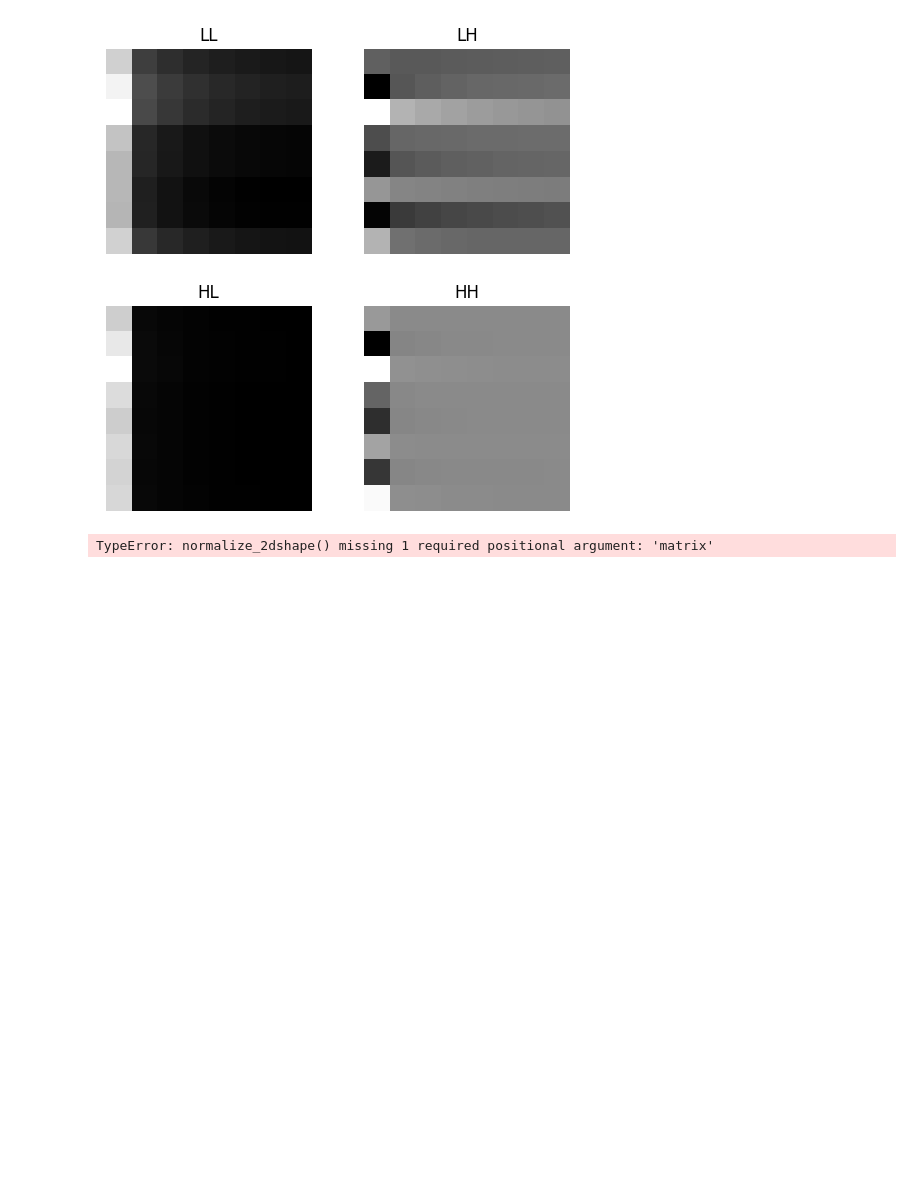
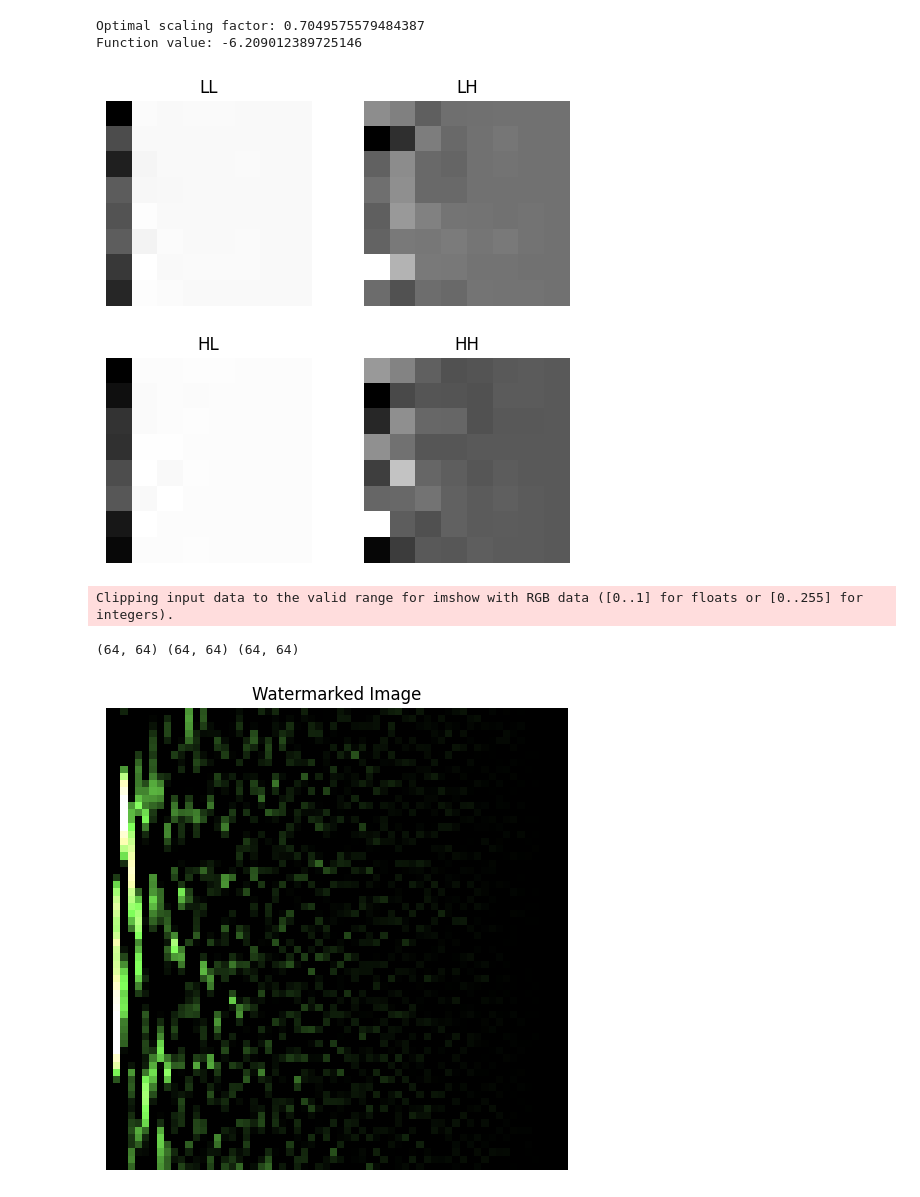
Before and after one commit to Anurag607/DE_Watermarking, a Jupyter notebook: main.ipynb, the cells around one changed output. Saved outputs shown, nothing was run; the diff lists cells and outputs as text; code cells hidden in the pictures; blank space fills up the shorter version.

Commit message:
feat: fixed DE and images

```diff
--- a/main.ipynb
+++ b/main.ipynb
@@ -97,5 +92,8 @@ def show_image(images, labels, axes):
 # %%
 # STEP 1 : LOAD HOST AND WATERMARK IMAGES
 
-host_image = cv2.imread('./assets/host_image.png')
+host_image = cv2.imread('./assets/lenna.png')
 watermark_image = cv2.imread('./assets/watermark_image.png')
+
+print(host_image.shape)
+print(watermark_image.shape)
@@ -163,9 +180,7 @@ show_image([arnold_transformed_image], ["Watermark Image after Arnold Transform"
 # %%
 # APPLYING RGB TO YIQ CONVERSION AND THEN 1 LEVEL DWT ON THE SCRAMBLED WATERMARK IMAGE OBTAINED FROM ARNOLD TRANSFORMATION
 
-arnold_y = rgb_to_yiq(arnold_transformed_image / 255.0)
-
-coeffs_W = pywt.wavedec2(arnold_transformed_image[:, :, 0] if 1 else arnold_y[:, :, 0], 'haar', level=1)
+coeffs_W = pywt.wavedec2(arnold_transformed_image[:, :, 0], 'haar', level=3)
 cA_W, (cH_W, cV_W, cD_W) = coeffs_W = coeffs_W[0], coeffs_W[1]
 
 res_w = [cA_W, cH_W, cV_W, cD_W]
@@ -189,58 +204,58 @@ show_image([Uw, VtW], [f'(Watermark Image) U', f'(Watermark Image) Vt'], [1,2])
 # %%
 # USING DIFFERENTIAL EVOLUTION TO OBTAIN AN OPTIMIZED SCALING FACTOR
 
-# optimal_scale = 0.1
-# def objective_func(scale_factor, original_image, watermark_image):
-#     original_image = normalize_2dshape(original_image, watermark_image)
-#     watermarked_image = original_image + scale_factor * watermark_image
+def objective_func(scale_factor, original_image, watermark_image):
+    watermarked_image = original_image + scale_factor * watermark_image
 
-#     norm_corr = normalized_correlation(original_image, watermarked_image)
+    norm_corr = normalized_correlation(original_image[:,0], watermarked_image[:,0])
 
-#     return -norm_corr
+    return -norm_corr
 
-# bounds = [(0, 1)]
+bounds = [(0, 1)]
 
-# result = differential_evolution(objective_func, bounds, args=(host_image[:,:,0], watermark_image[:,:,0]))
-# scale_factor = result.x
+result = differential_evolution(objective_func, bounds, args=(host_image[:,:,0], watermark_image[:,:,0]))
+scale_factor = result.x[0]
 
-# print(f"Optimal scaling factor: {scale_factor}")
-# print(f"Function value: {result.fun}")
+print(f"Optimal scaling factor: {scale_factor}")
+print(f"Function value: {result.fun}")
+# %% [output]
+Optimal scaling factor: 0.7049575579484387
+Function value: -6.209012389725146
 # %%
 # EMBEDDING WATERMARK USING THE SCALING FACTOR OBTAINED FROM DE
 
 def combine_convert(Yw, I, Q):
-    Yw = normalize_2dshape(Yw, I)
+    print(Yw.shape, I.shape, Q.shape)
     yiq_image = np.stack([Yw, I, Q], axis=-1)
     rgb_image = yiq_to_rgb(yiq_image / 255.0)
 
     return rgb_image
 
-def watermark_embedding(U, S, Vt, watermark_matrix, scale_factor):
-    S = np.pad(S, (0, (len(watermark_matrix)-len(S))))
-    S_w = S + scale_factor * watermark_matrix # This S_w is a 1D list of length 425
+def watermark_embedding(U, S, Vt, Sw, scale_factor):
+    S_w = S + scale_factor * Sw # This S_w is a 1D list of length 425
 
-    S_w = np.pad(S_w, (0, 64**2-len(S_w)))
-    S_w = np.reshape(S_w, (64, 64))
-    U_w, S_w, Vt_w = np.linalg.svd(S_w, full_matrices=False)
+    U_w, S_w, Vt_w = np.linalg.svd(np.diag(S_w), full_matrices=False)
 
     S_new = np.dot(U, np.dot(np.diag(S_w), Vt_w))
 
     # APPLY 3 LEVEL INVERSE DWT ON THE Y COMPONENT OBTAINED FROM S_NEW
     coeffst = pywt.wavedec2(S_new, 'haar', level=3)
     cAt, (cHt, cVt, cDt) = coeffst = coeffst[0], coeffst[1]
 
     res_t = [cAt, cHt, cVt, cDt]
     labels_t = ['LL', 'LH', 'HL', 'HH']
 
     show_image(res_t, labels_t, [2,2])
 
     # watermarked_matrix = np.dot(U, np.dot(S_new, Vt))
-    watermarked_matrix = combine_convert(S_new, host_image_yiq[:, :, 1], host_image_yiq[:, :, 2])
+    watermarked_matrix = combine_convert(S_new, host_image_yiq[:64, :64, 1], host_image_yiq[:64, :64, 2])
     return watermarked_matrix
 
-watermarked_cA = watermark_embedding(U, S, Vt, Sw, scale_factor=0.5)
+watermarked_cA = watermark_embedding(U, S, Vt, Sw, scale_factor)
 
 show_image([watermarked_cA], ["Watermarked Image"], [1,1])
 # %% [output]
-[figure, old version]
+[figure, new version]
-TypeError: normalize_2dshape() missing 1 required positional argument: 'matrix'
+Clipping input data to the valid range for imshow with RGB data ([0..1] for floats or [0..255] for integers).
+(64, 64) (64, 64) (64, 64)
+[figure, added]
```
Also changed, not shown: parts of 9 cells of this notebook, 4 other files.
